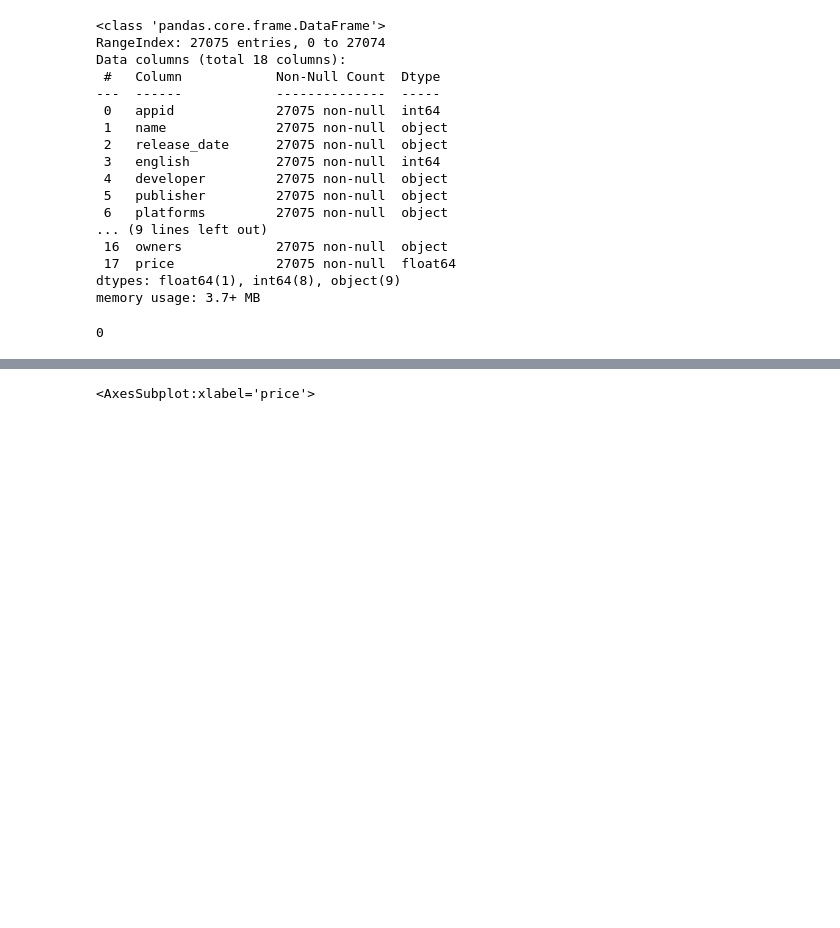
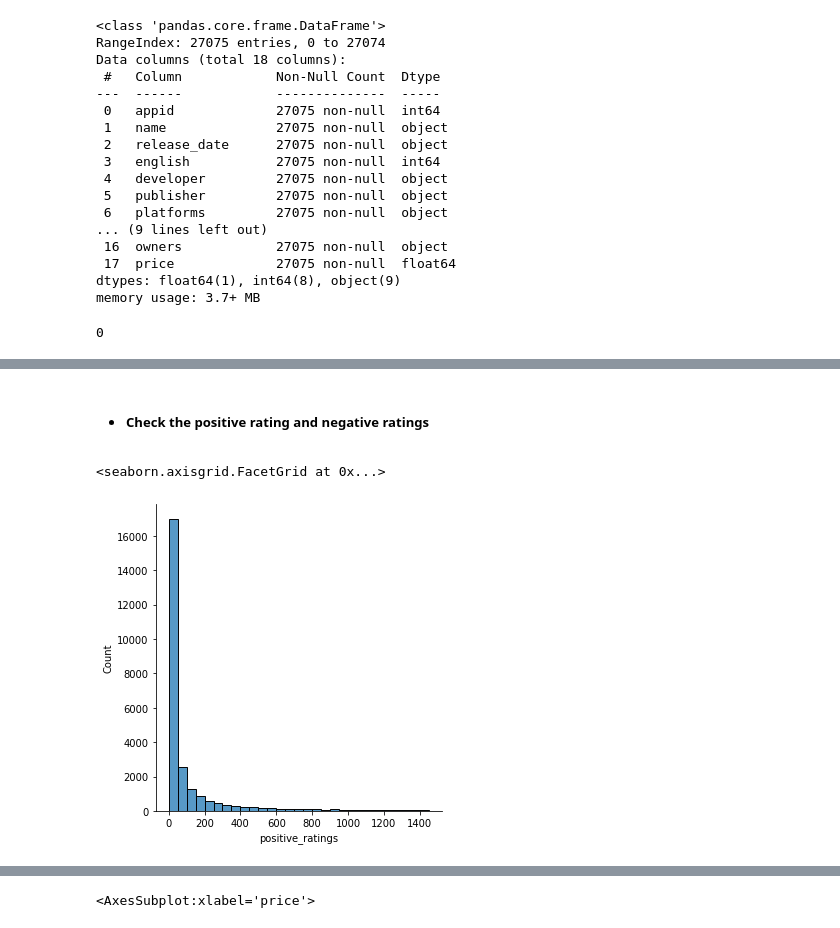
Before and after one commit to YQtheAnalyst/Game-Insights, a Jupyter notebook: EDA.ipynb, the cells around one changed output, grey strips where cells are left out. Saved outputs shown, nothing was run; the diff lists cells and outputs as text; code cells hidden in the pictures; blank space fills up the shorter version.

```diff
--- a/EDA.ipynb
+++ b/EDA.ipynb
@@ -84,0 +191,9 @@ df.duplicated().sum()
+# %% [markdown]
+- ##### Check the positive rating and negative ratings
+# %%
+# Plot histograms for specific numerical columns
+custom_bins = list(range(0, 1500, 50))
+sns.displot(df, x="positive_ratings", bins=custom_bins)
+# %% [output]
+<seaborn.axisgrid.FacetGrid at 0x...>
+[figure, added]
```
Also changed, not shown: parts of 52 cells of this notebook.
